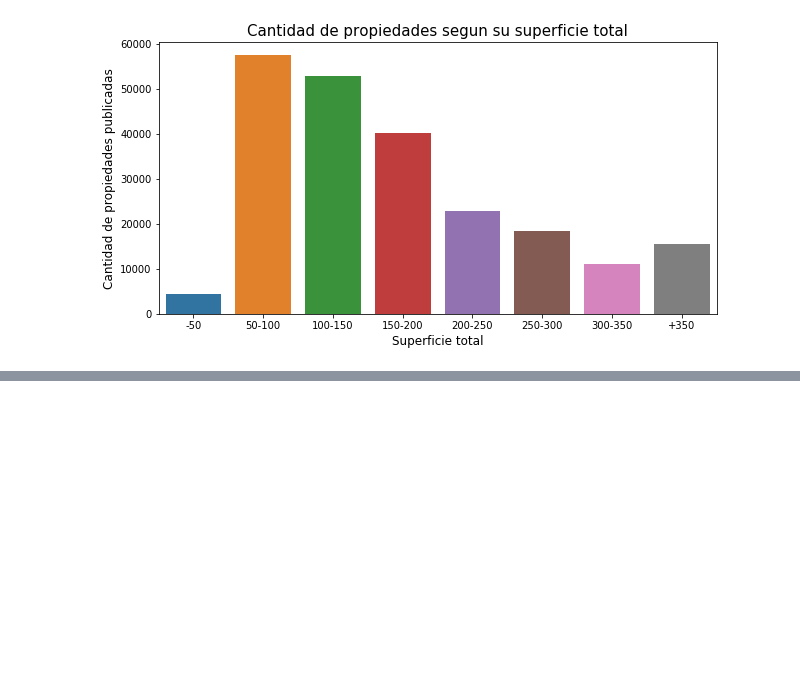
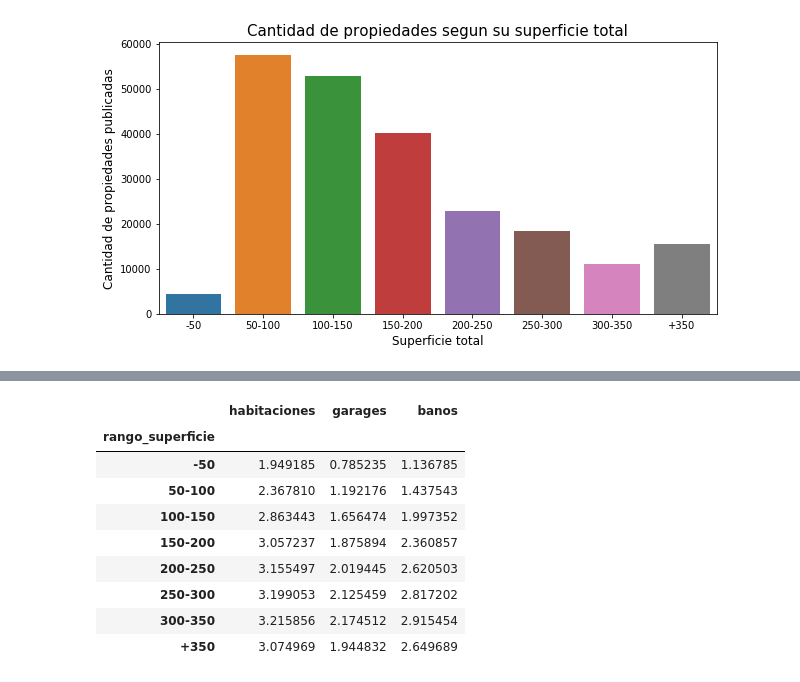
Before and after one commit to PBrrtrn/7506-organizacion-de-datos, a Jupyter notebook: src/exp/Exploracion_por_superficie.ipynb, the cells around one changed output, grey strips where cells are left out. Cells and saved outputs as stored; diff of their text form; code cells hidden in the pictures; blank space fills up the shorter version.

```diff
--- a/src/exp/Exploracion_por_superficie.ipynb
+++ b/src/exp/Exploracion_por_superficie.ipynb
@@ -116,0 +131,16 @@ Text(0, 0.5, 'Cantidad de propiedades publicadas')
+# %%
+data_habitaciones = data_habitaciones.groupby('rango_superficie').agg({'habitaciones':'mean','garages':'mean','banos':'mean'})
+new_idx = ['-50','50-100','100-150','150-200','200-250','250-300','300-350','+350']
+data_habitaciones = data_habitaciones.reindex(new_idx)
+data_habitaciones
+# %% [output]
+|  | habitaciones | garages | banos |
+| rango_superficie |  |  |  |
+| -50 | 1.949185 | 0.785235 | 1.136785 |
+| 50-100 | 2.367810 | 1.192176 | 1.437543 |
+| 100-150 | 2.863443 | 1.656474 | 1.997352 |
+| 150-200 | 3.057237 | 1.875894 | 2.360857 |
+| 200-250 | 3.155497 | 2.019445 | 2.620503 |
+| 250-300 | 3.199053 | 2.125459 | 2.817202 |
+| 300-350 | 3.215856 | 2.174512 | 2.915454 |
+| +350 | 3.074969 | 1.944832 | 2.649689 |
```
Also changed, not shown: parts of 4 cells of this notebook.
